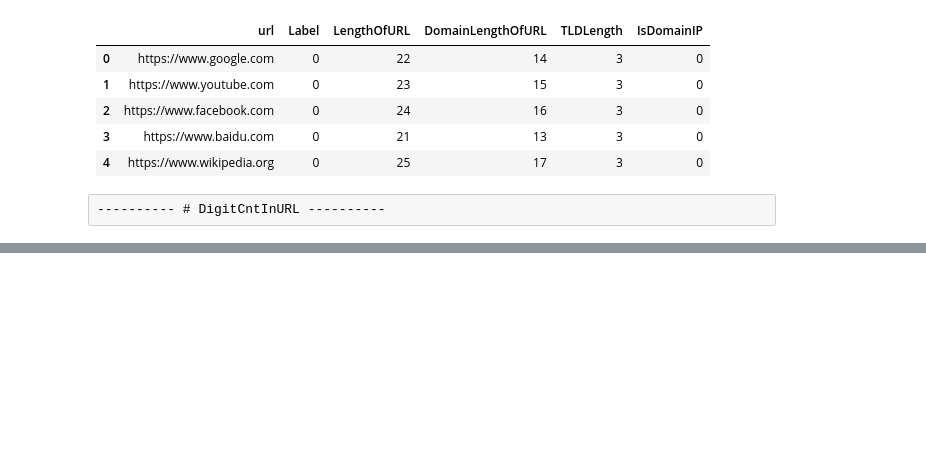
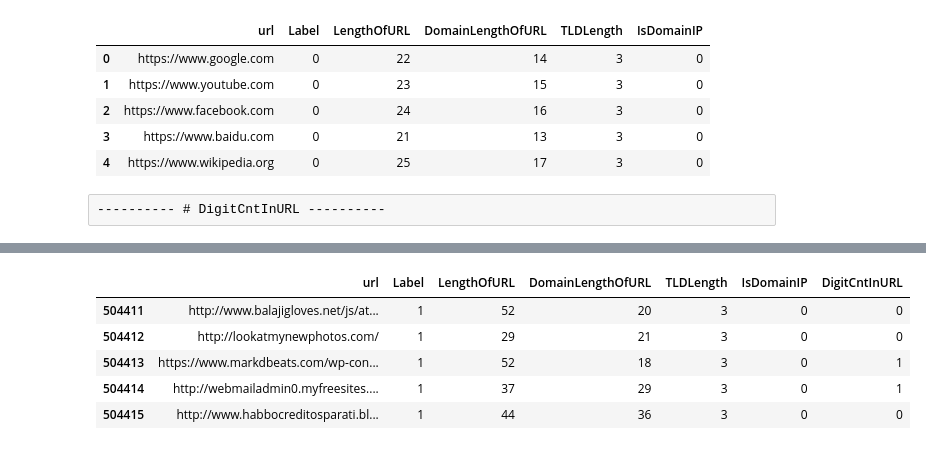
Before and after one commit to mmeliht/URL-Phishing-Detection, a Jupyter notebook: 3_model_test.ipynb, the cells around one changed output, grey strips where cells are left out. Cells and saved outputs as stored; diff of their text form; code cells hidden in the pictures; blank space fills up the shorter version.

```diff
--- a/3_model_test.ipynb
+++ b/3_model_test.ipynb
@@ -244,0 +257,9 @@ df.head()
+# %%
+df.tail()
+# %% [output]
+|  | url | Label | LengthOfURL | DomainLengthOfURL | TLDLength | IsDomainIP | DigitCntInURL |
+| 504411 | http://www.balajigloves.net/js/at... | 1 | 52 | 20 | 3 | 0 | 0 |
+| 504412 | http://lookatmynewphotos.com/ | 1 | 29 | 21 | 3 | 0 | 0 |
+| 504413 | https://www.markdbeats.com/wp-con... | 1 | 52 | 18 | 3 | 0 | 1 |
+| 504414 | http://webmailadmin0.myfreesites.... | 1 | 37 | 29 | 3 | 0 | 1 |
+| 504415 | http://www.habbocreditosparati.bl... | 1 | 44 | 36 | 3 | 0 | 0 |
```
Also changed, not shown: parts of 4 cells of this notebook.
